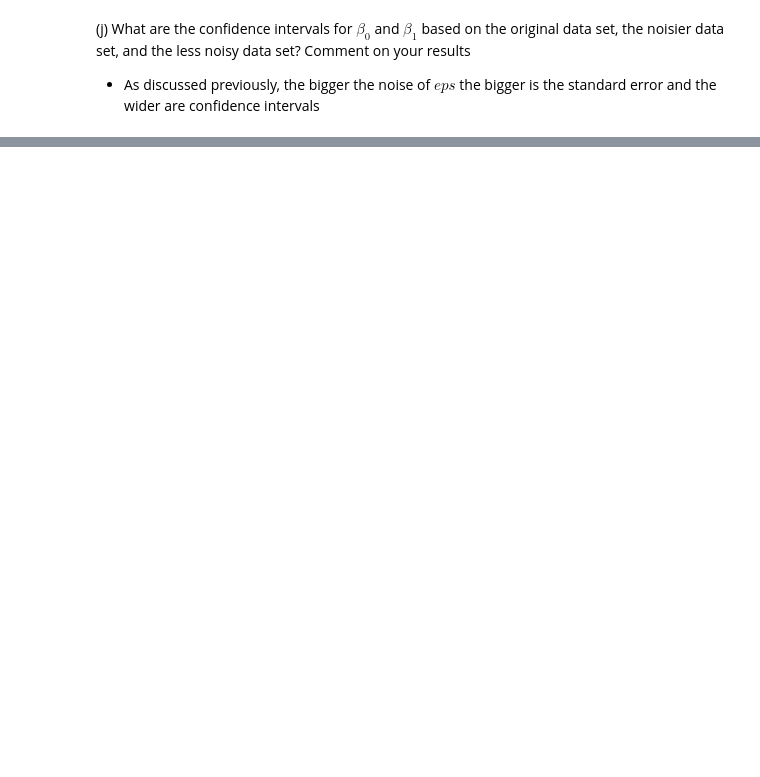
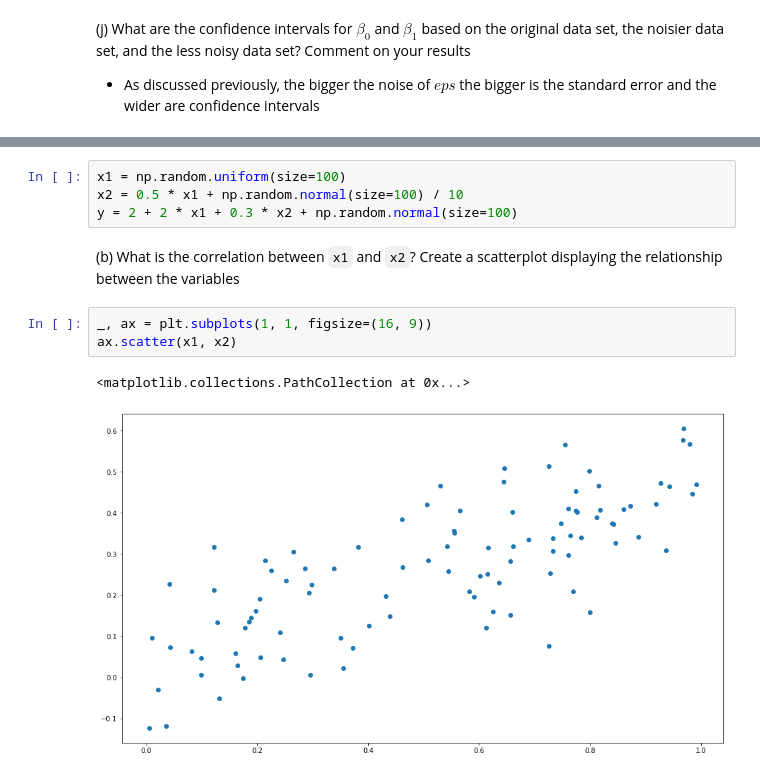
Before and after one commit to bartkowiaktomasz/introduction-to-statistical-learning-python, a Jupyter notebook: notebooks/Chapter_3.ipynb, the cells around one changed output, grey strips where cells are left out. Drawn from its saved outputs; the diff is of its cells as text; blank space fills up the shorter version.

```diff
--- a/notebooks/Chapter_3.ipynb
+++ b/notebooks/Chapter_3.ipynb
@@ -693,0 +705,12 @@ sm.OLS(y, x).fit().summary().tables[1]
+# %%
+x1 = np.random.uniform(size=100)
+x2 = 0.5 * x1 + np.random.normal(size=100) / 10
+y = 2 + 2 * x1 + 0.3 * x2 + np.random.normal(size=100)
+# %% [markdown]
+(b) What is the correlation between `x1` and `x2`? Create a scatterplot displaying the relationship between the variables
+# %%
+_, ax = plt.subplots(1, 1, figsize=(16, 9))
+ax.scatter(x1, x2)
+# %% [output]
+<matplotlib.collections.PathCollection at 0x...>
+[figure, added]
```
Also changed, not shown: parts of 34 cells of this notebook.
